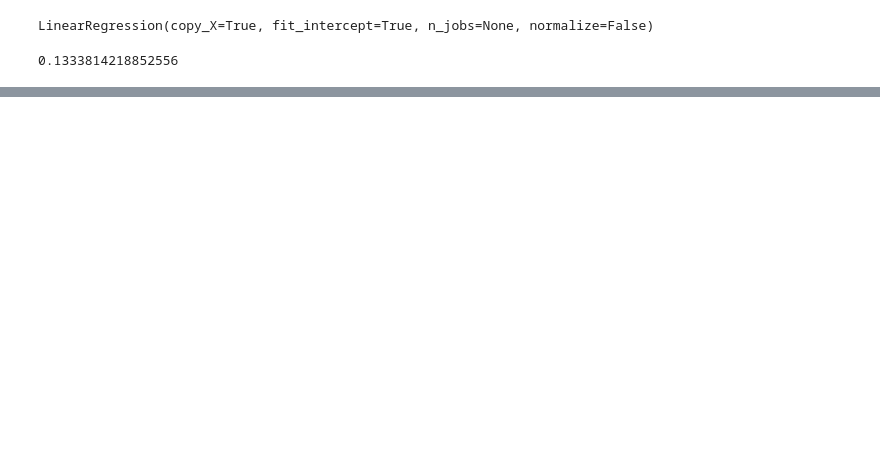
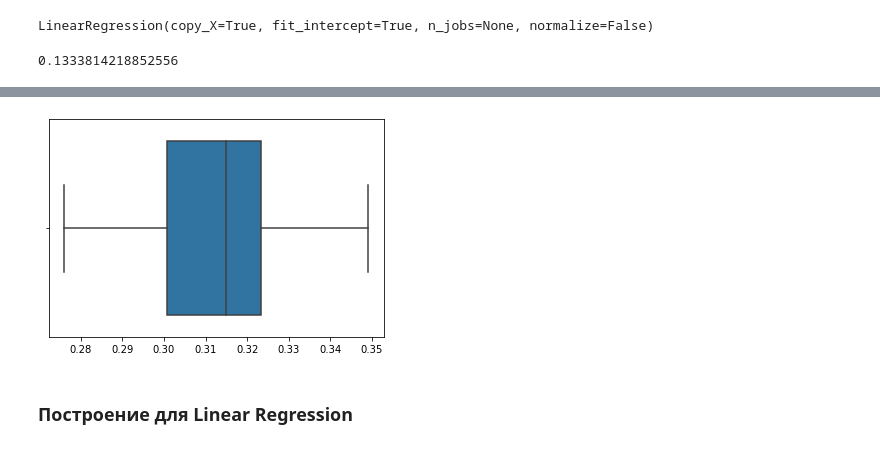
Before and after one commit to SuvorovNM/IntroML_Lab3, a Jupyter notebook: Lab3.ipynb, the cells around one changed output, grey strips where cells are left out. Drawn from its saved outputs; the diff is of its cells as text; code cells hidden in the pictures; blank space fills up the shorter version.

```diff
--- a/Lab3.ipynb
+++ b/Lab3.ipynb
@@ -1202,34 +1190,32 @@ GBM.score(X_test, y_test)
 # %%
 from sklearn.model_selection import RandomizedSearchCV
-# trees in random forest
-n_estimators = [100, 150, 200, 400, 600, 800, 1000, 1200, 1400, 1600, 1800, 2000]
-# features to consider at every split
-max_features = ['auto', 'sqrt']
-# Max number of levels in tree
-max_depth = [3, 5, 7, 8, 9, 10, 20, 30, 40, 50, 60, 70, 80, 90, 100, None]
-# Minimum number of samples required to split a node
+# count of trees in random forest
+n_estimators = [100, 150, 200, 400, 600, 800, 1000, 1200, 1400, 1600]#, 1000, 1200, 1400, 1600, 1800, 2000
+# count of features for splitting
+max_features = ['auto', 'sqrt', 'log2']
+# max number of levels in tree
+max_depth = [3, 5, 7, 8, 9, 10, 20, 30, 40, 50, 60, 70, 80, None]#, 40, 50, 60, 70, 80, 90, 100
+# min of samples for splitting
 min_samples_split = [2, 5, 10, 15, 20, 25, 40, 60, 80, 150, 200, 250, 300, 350]
-# Minimum number of samples required at each leaf node
+# min of samples for a leaf
 min_samples_leaf = [1, 2, 3, 5, 7, 10, 15, 20, 25, 40, 50, 60, 100]
 # Method of selecting samples for training each tree
 bootstrap = [True, False]
 # Loss criteria
-criterion = ['mse', 'mae']
+#criterion = ['mse', 'mae']
 # columns
-max_features = ['auto', 'sqrt', 'log2']
+#max_features = ['auto', 'sqrt', 'log2']
 
 parameters = {'n_estimators': n_estimators,
                'max_features': max_features,
                'max_depth': max_depth,
                'min_samples_split': min_samples_split,
                'min_samples_leaf': min_samples_leaf,
-               'bootstrap': bootstrap,
-               'criterion': criterion,
-              'max_features': max_features}
+               'bootstrap': bootstrap}#, 'criterion': criterion, 'max_features': max_features
 
 rf = ensemble.RandomForestRegressor()
 rf_random = RandomizedSearchCV(estimator = rf, param_distributions = parameters,
-                               n_iter = 150, cv = 3, verbose=2, random_state=30, n_jobs = -1)
+                               n_iter = 40, cv = 2, verbose=2, random_state=30)
 rf_random.fit(X_train, y_train)
 
 print(rf_random.best_params_)
@@ -1241,3 +1254,7 @@ RandomForest = ensemble.RandomForestRegressor(max_depth=5, random_state=0, max_f
+# %%
+RandomForest = ensemble.RandomForestRegressor(n_estimators=1000, min_samples_split=60,
+                                              max_depth=30, max_features="sqrt",random_state=30,
+                                             min_samples_leaf=3, bootstrap=True)
 # %%
 RandomForest.fit(X_train, y_train)
 # %% [output]
@@ -1275,0 +1382,6 @@ svr.score(X_test, y_test)
+# %%
+rf_boxplot = sns.boxplot(x=RF_results)
+# %% [output]
+[figure, added]
+# %% [markdown]
+### Построение для Linear Regression
```
Also changed, not shown: parts of 80 cells of this notebook.
